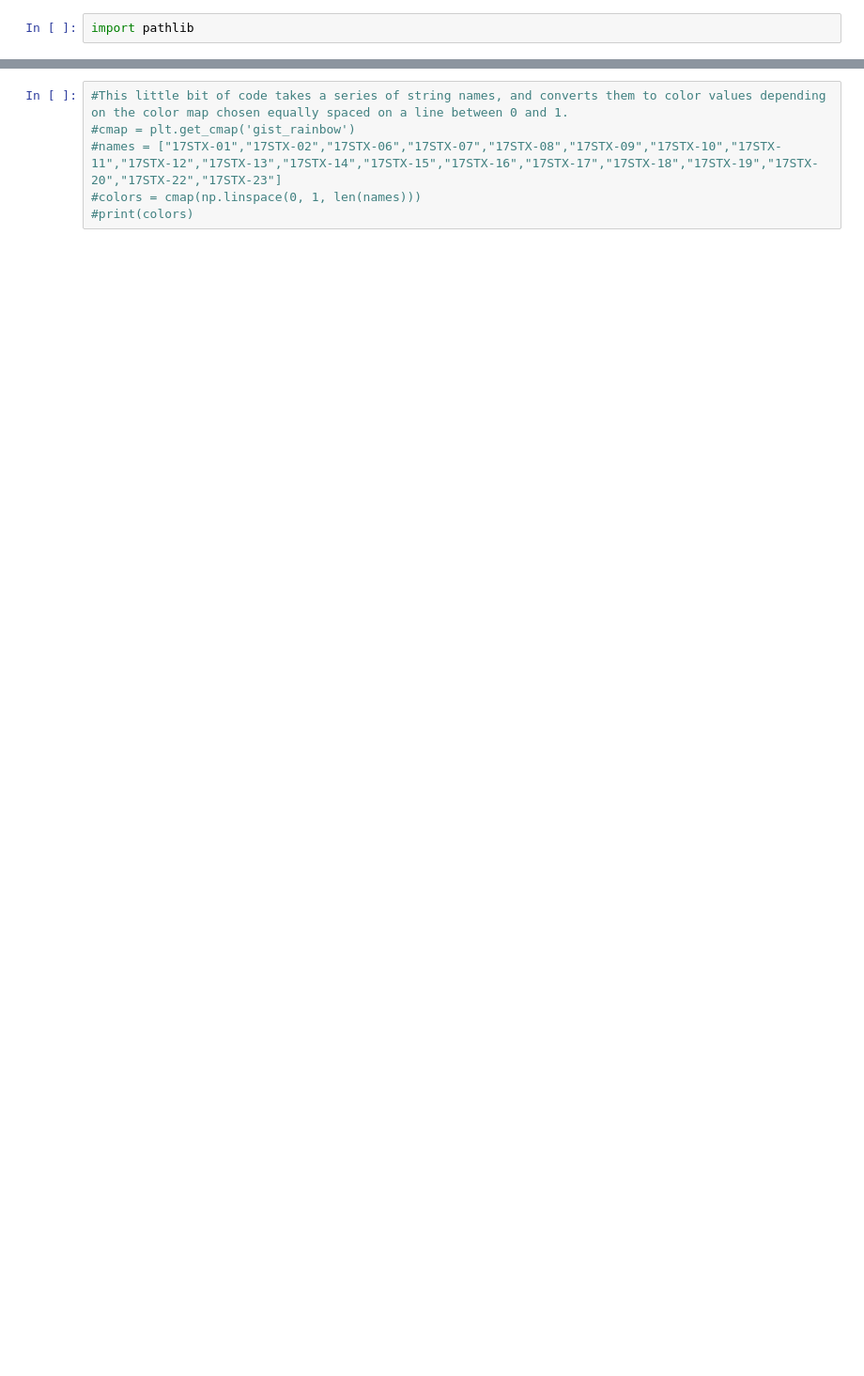
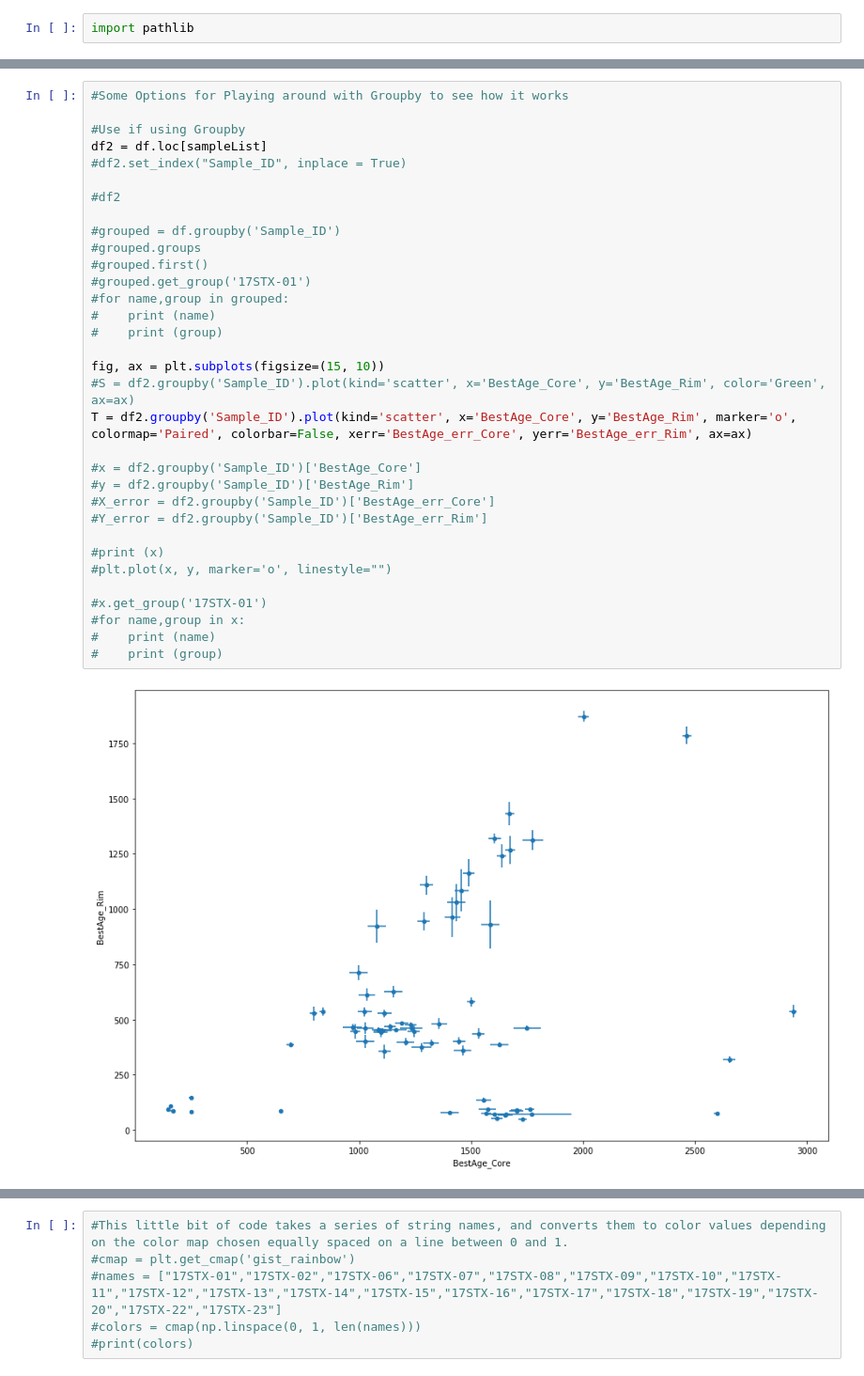
Before and after one commit to cdkortyna/Jupyter-Notebooks, a Jupyter notebook: Bivariate_KDE_Plotter.ipynb, the cells around one changed output, grey strips where cells are left out. Shown at 94% size. Cells and saved outputs as stored; diff of their text form; blank space fills up the shorter version.

```diff
--- a/Bivariate_KDE_Plotter.ipynb
+++ b/Bivariate_KDE_Plotter.ipynb
@@ -81,0 +209,35 @@ fig.savefig('Output/STX_Bivariate_KDE_3.pdf')
+# %%
+#Some Options for Playing around with Groupby to see how it works
+
+#Use if using Groupby
+df2 = df.loc[sampleList]
+#df2.set_index("Sample_ID", inplace = True)
+
+#df2
+
+#grouped = df.groupby('Sample_ID')
+#grouped.groups
+#grouped.first()
+#grouped.get_group('17STX-01')
+#for name,group in grouped:
+#    print (name)
+#    print (group)
+
+fig, ax = plt.subplots(figsize=(15, 10))
+#S = df2.groupby('Sample_ID').plot(kind='scatter', x='BestAge_Core', y='BestAge_Rim', color='Green', ax=ax)
+T = df2.groupby('Sample_ID').plot(kind='scatter', x='BestAge_Core', y='BestAge_Rim', marker='o', colormap='Paired', colorbar=False, xerr='BestAge_err_Core', yerr='BestAge_err_Rim', ax=ax)
+
+#x = df2.groupby('Sample_ID')['BestAge_Core']
+#y = df2.groupby('Sample_ID')['BestAge_Rim']
+#X_error = df2.groupby('Sample_ID')['BestAge_err_Core']
+#Y_error = df2.groupby('Sample_ID')['BestAge_err_Rim']
+
+#print (x)
+#plt.plot(x, y, marker='o', linestyle="")
+
+#x.get_group('17STX-01')
+#for name,group in x:
+#    print (name)
+#    print (group)
+# %% [output]
+[figure, added]
```
Also changed, not shown: parts of 15 cells of this notebook.
